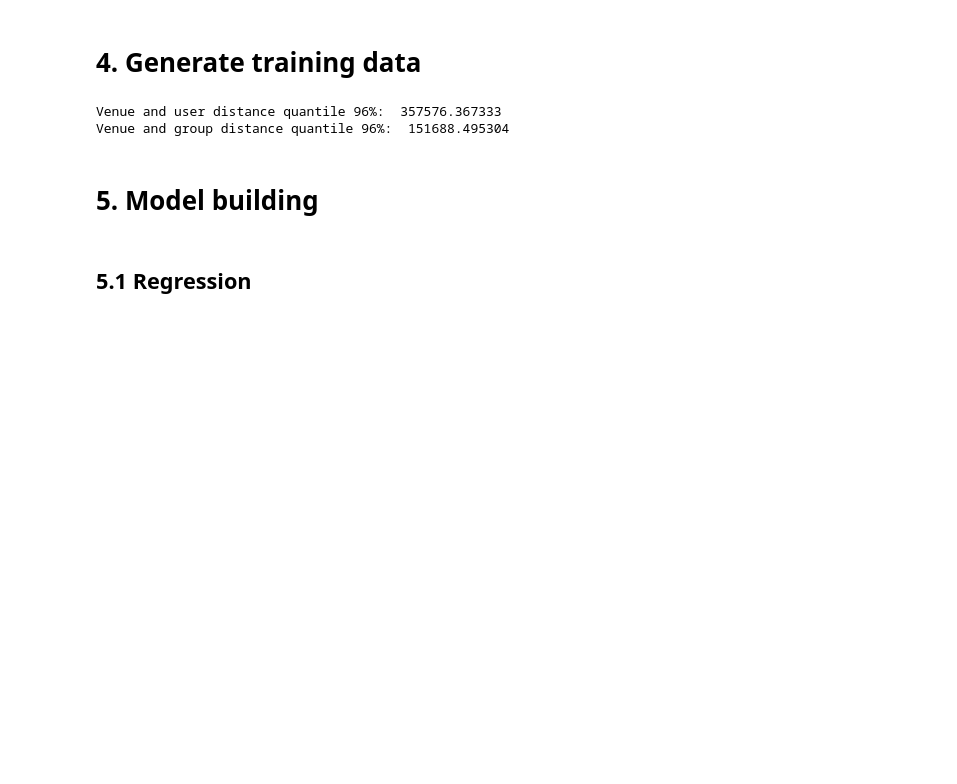
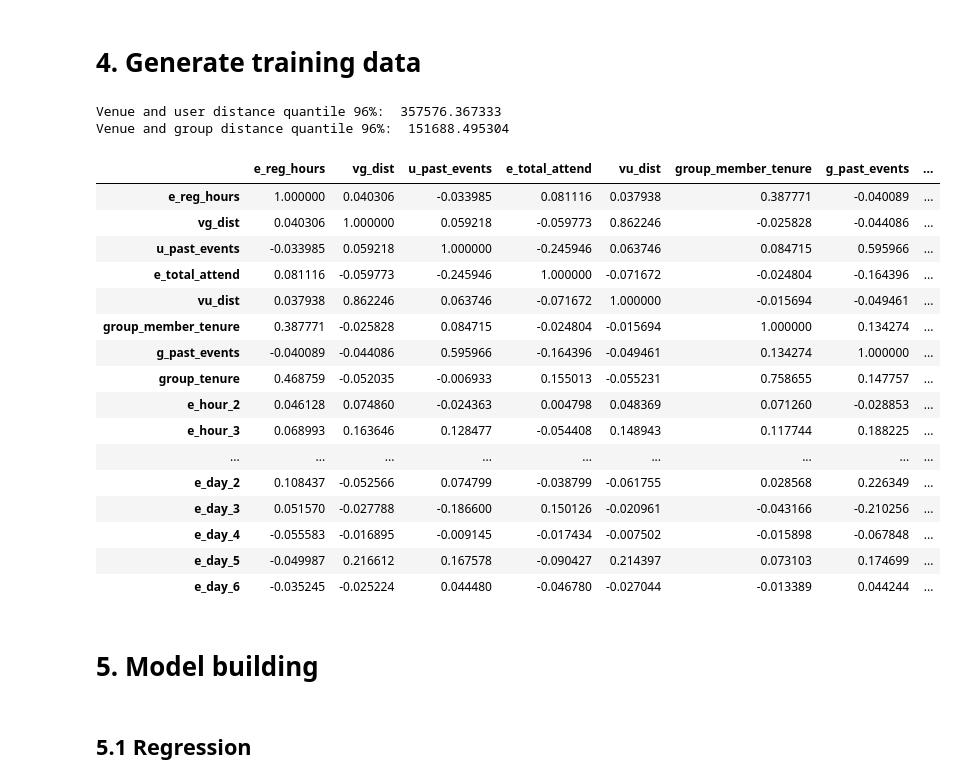
Before and after one commit to joyceXD/meetup-attendence-pred, a Jupyter notebook: scripts/meetup_eda.ipynb, the cells around one changed output. Saved outputs shown, nothing was run; the diff lists cells and outputs as text; code cells hidden in the pictures; blank space fills up the shorter version.

```diff
--- a/scripts/meetup_eda.ipynb
+++ b/scripts/meetup_eda.ipynb
@@ -192,4 +182,10 @@ df_events_flat['group_member_tenure'] = (df_events_flat.e_time - df_events_flat.
 # %%
 df_group_events = df_events_flat[['e_event_id', 'e_time', 'e_group_id']]
 df_group_events = df_group_events.drop_duplicates(subset='e_event_id', keep='first')
-df_group_events['g_past_events'] = df_group_events.e_event_id.apply(lambda x: engg.count_past_events(df_group_events, x))
+df_group_events['g_past_events'] = df_group_events.e_event_id.apply(lambda x: engg.count_past_group_events(df_group_events, x))
+df_user_events = df_events_flat[['e_event_id', 'e_time', 'user_id']]
+df_user_events = df_user_events.drop_duplicates(subset=['e_event_id', 'user_id'], keep='first')
+df_user_events['u_past_events'] = df_user_events.apply(lambda row: engg.count_past_user_events(df_user_events, row.user_id, row.e_event_id), 1)
+df_events_flat = df_events_flat.merge(df_group_events, on='e_event_id', how='left')
+df_events_flat = df_events_flat.merge(df_user_events, on=['e_event_id', 'user_id'], how='left')
+del df_events_flat['e_time_y'], df_events_flat['e_group_id_y']
@@ -287,0 +227,20 @@ def generate_plot(df_data, fn, var_names):
+# %%
+df_data.corr(method='pearson')
+# %% [output]
+|  | e_reg_hours | vg_dist | u_past_events | e_total_attend | vu_dist | group_member_tenure | g_past_events | ... |
+| e_reg_hours | 1.000000 | 0.040306 | -0.033985 | 0.081116 | 0.037938 | 0.387771 | -0.040089 | ... |
+| vg_dist | 0.040306 | 1.000000 | 0.059218 | -0.059773 | 0.862246 | -0.025828 | -0.044086 | ... |
+| u_past_events | -0.033985 | 0.059218 | 1.000000 | -0.245946 | 0.063746 | 0.084715 | 0.595966 | ... |
+| e_total_attend | 0.081116 | -0.059773 | -0.245946 | 1.000000 | -0.071672 | -0.024804 | -0.164396 | ... |
+| vu_dist | 0.037938 | 0.862246 | 0.063746 | -0.071672 | 1.000000 | -0.015694 | -0.049461 | ... |
+| group_member_tenure | 0.387771 | -0.025828 | 0.084715 | -0.024804 | -0.015694 | 1.000000 | 0.134274 | ... |
+| g_past_events | -0.040089 | -0.044086 | 0.595966 | -0.164396 | -0.049461 | 0.134274 | 1.000000 | ... |
+| group_tenure | 0.468759 | -0.052035 | -0.006933 | 0.155013 | -0.055231 | 0.758655 | 0.147757 | ... |
+| e_hour_2 | 0.046128 | 0.074860 | -0.024363 | 0.004798 | 0.048369 | 0.071260 | -0.028853 | ... |
+| e_hour_3 | 0.068993 | 0.163646 | 0.128477 | -0.054408 | 0.148943 | 0.117744 | 0.188225 | ... |
+| ... | ... | ... | ... | ... | ... | ... | ... | ... |
+| e_day_2 | 0.108437 | -0.052566 | 0.074799 | -0.038799 | -0.061755 | 0.028568 | 0.226349 | ... |
+| e_day_3 | 0.051570 | -0.027788 | -0.186600 | 0.150126 | -0.020961 | -0.043166 | -0.210256 | ... |
+| e_day_4 | -0.055583 | -0.016895 | -0.009145 | -0.017434 | -0.007502 | -0.015898 | -0.067848 | ... |
+| e_day_5 | -0.049987 | 0.216612 | 0.167578 | -0.090427 | 0.214397 | 0.073103 | 0.174699 | ... |
+| e_day_6 | -0.035245 | -0.025224 | 0.044480 | -0.046780 | -0.027044 | -0.013389 | 0.044244 | ... |
```
Also changed, not shown: parts of 33 cells of this notebook, 26 other files.
